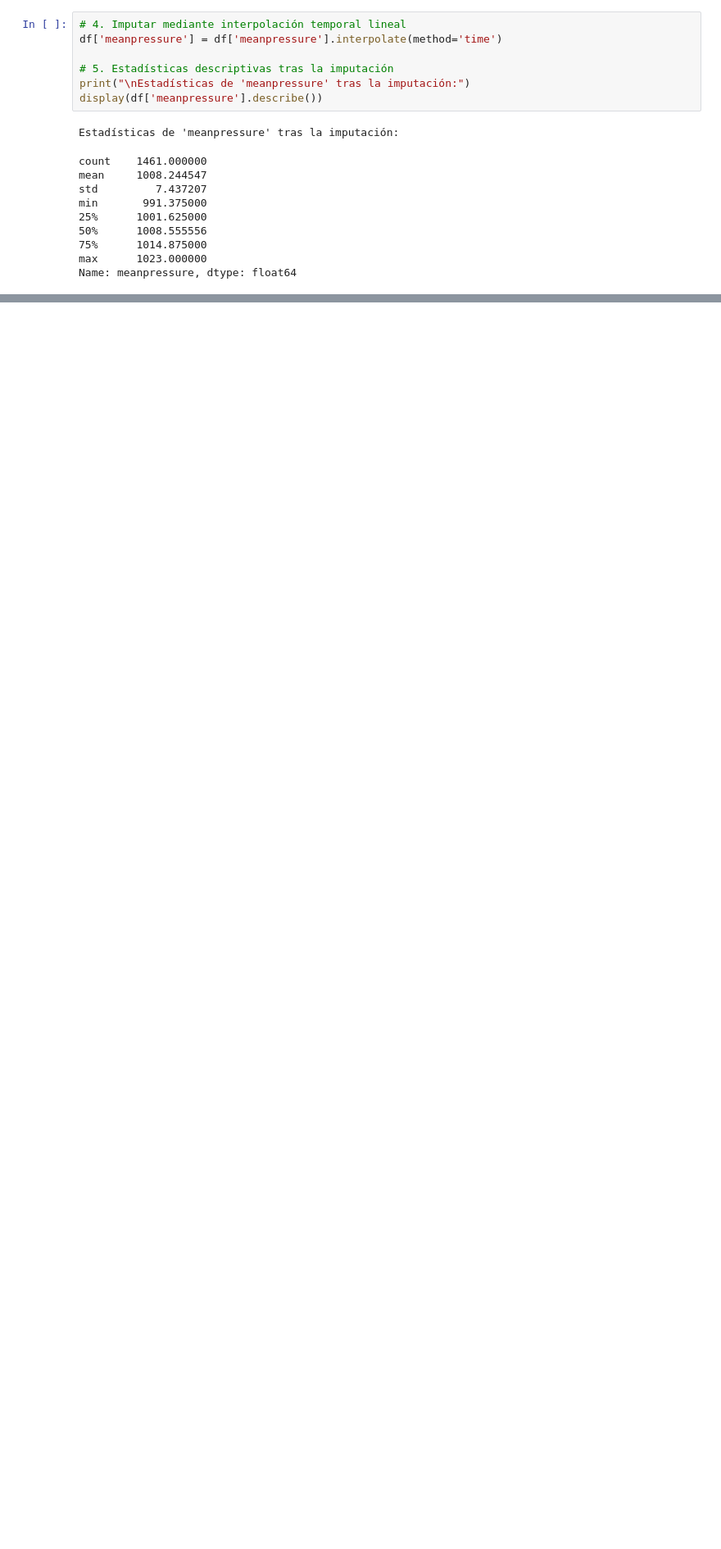
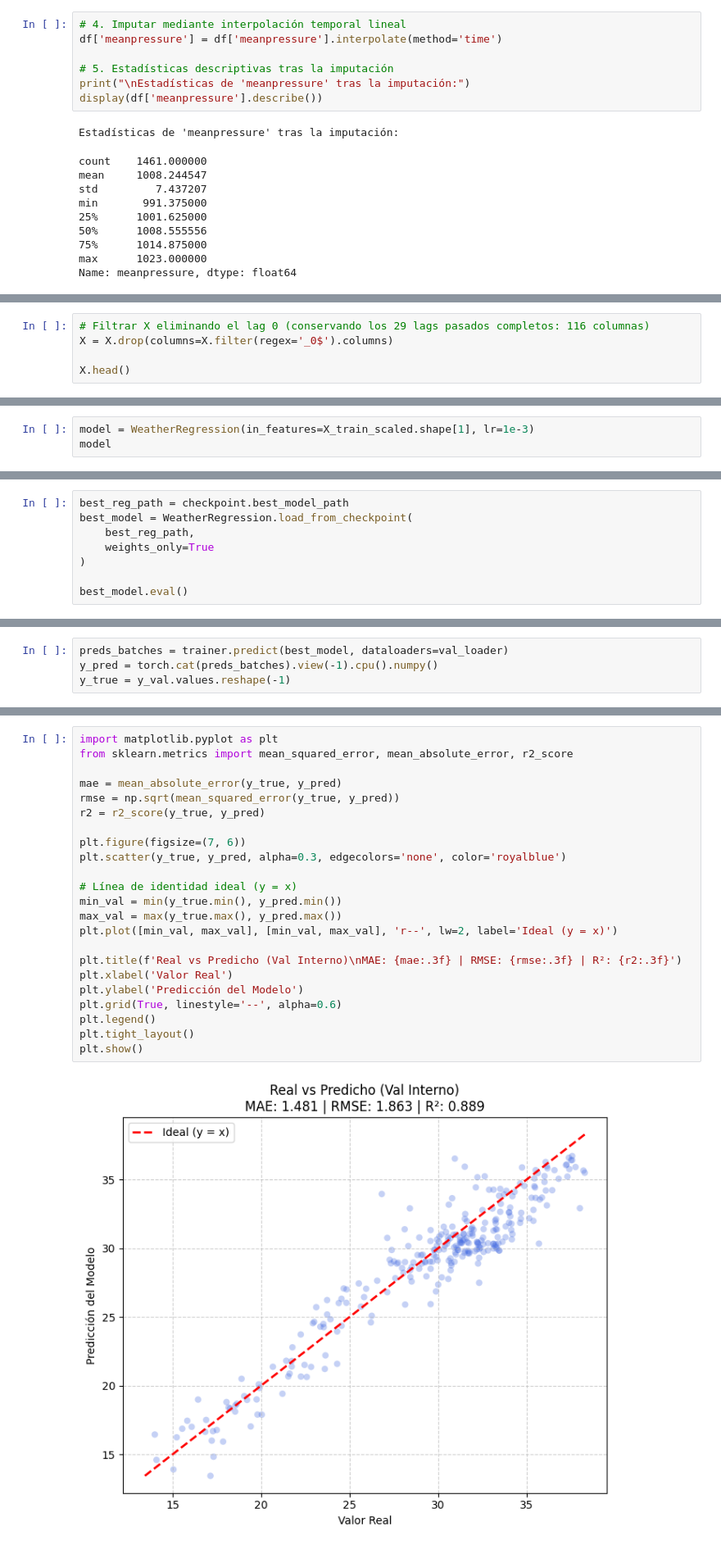
Before and after one commit to Afroefras/uag-deep-learning, a Jupyter notebook: parcial_1/Examen_Weather_Multiclass_Classification_[SOLUCIÓN]_.ipynb, the cells around one changed output, grey strips where cells are left out. Shown at 82% size. Saved outputs shown, nothing was run; the diff lists cells and outputs as text; blank space fills up the shorter version.

```diff
--- a/parcial_1/Examen_Weather_Multiclass_Classification_[SOLUCIÓN]_.ipynb
+++ b/parcial_1/Examen_Weather_Multiclass_Classification_[SOLUCIÓN]_.ipynb
@@ -413,0 +427,5 @@ Clase   >33 -> Peso asignado: 1.4312
+# %%
+# Filtrar X eliminando el lag 0 (conservando los 29 lags pasados completos: 116 columnas)
+X = X.drop(columns=X.filter(regex='_0$').columns)
+
+X.head()
@@ -503,3 +559,6 @@ class WeatherLightningClassifier(pl.LightningModule):
         }
 # %% [output]
 Seed set to 42
+# %%
+model = WeatherRegression(in_features=X_train_scaled.shape[1], lr=1e-3)
+model
@@ -637,0 +654,8 @@ weighted avg     0.8385    0.8049    0.8085       574
+# %%
+best_reg_path = checkpoint.best_model_path
+best_model = WeatherRegression.load_from_checkpoint(
+    best_reg_path,
+    weights_only=True
+)
+
+best_model.eval()
@@ -637,0 +689,4 @@ weighted avg     0.8385    0.8049    0.8085       574
+# %%
+preds_batches = trainer.predict(best_model, dataloaders=val_loader)
+y_pred = torch.cat(preds_batches).view(-1).cpu().numpy()
+y_true = y_val.values.reshape(-1)
@@ -637,0 +700,25 @@ weighted avg     0.8385    0.8049    0.8085       574
+# %%
+import matplotlib.pyplot as plt
+from sklearn.metrics import mean_squared_error, mean_absolute_error, r2_score
+
+mae = mean_absolute_error(y_true, y_pred)
+rmse = np.sqrt(mean_squared_error(y_true, y_pred))
+r2 = r2_score(y_true, y_pred)
+
+plt.figure(figsize=(7, 6))
+plt.scatter(y_true, y_pred, alpha=0.3, edgecolors='none', color='royalblue')
+
+# Línea de identidad ideal (y = x)
+min_val = min(y_true.min(), y_pred.min())
+max_val = max(y_true.max(), y_pred.max())
+plt.plot([min_val, max_val], [min_val, max_val], 'r--', lw=2, label='Ideal (y = x)')
+
+plt.title(f'Real vs Predicho (Val Interno)\nMAE: {mae:.3f} | RMSE: {rmse:.3f} | R²: {r2:.3f}')
+plt.xlabel('Valor Real')
+plt.ylabel('Predicción del Modelo')
+plt.grid(True, linestyle='--', alpha=0.6)
+plt.legend()
+plt.tight_layout()
+plt.show()
+# %% [output]
+[figure, added]
```
Also changed, not shown: parts of 69 cells of this notebook.
